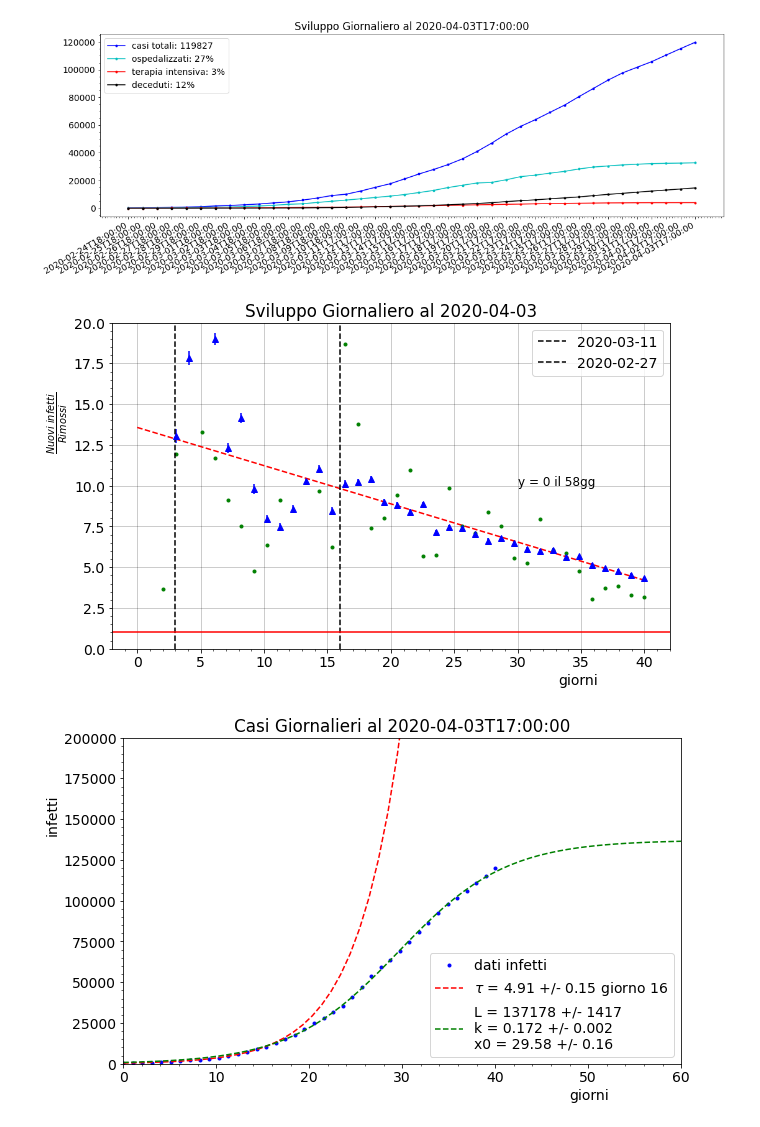
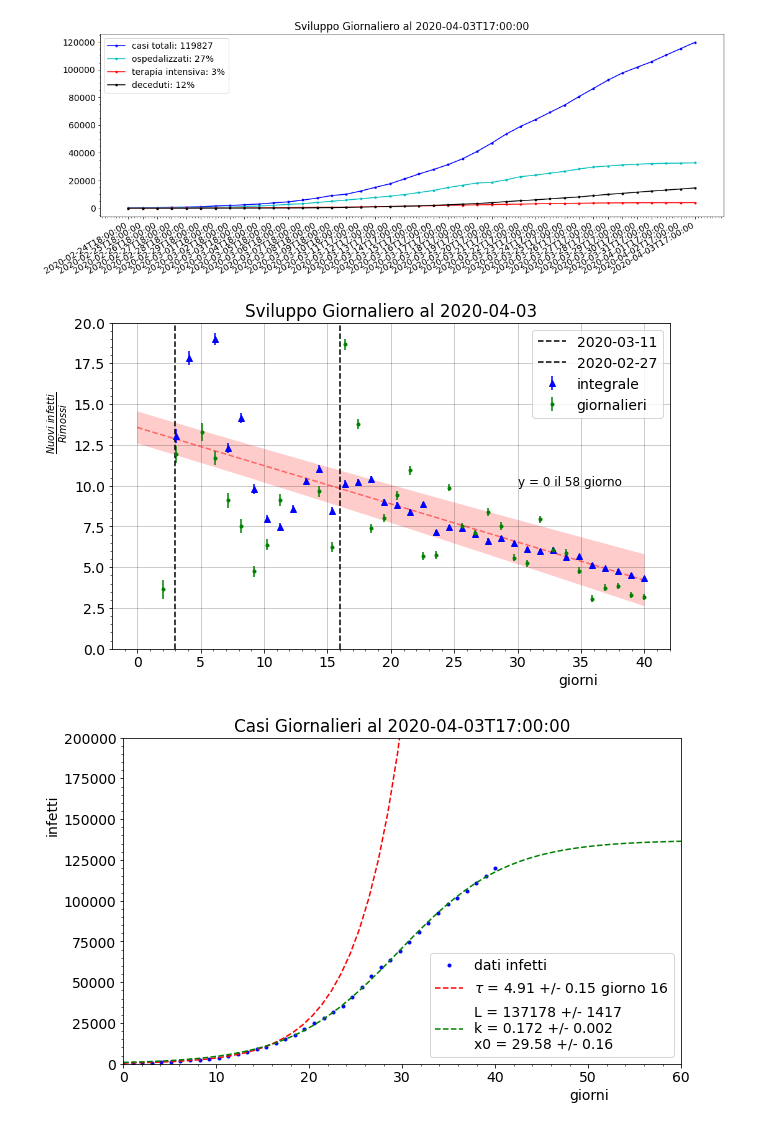
Before and after one commit to lorenzopaolucci/studenti, a Jupyter notebook: covid19.ipynb, the cells around one changed output. Drawn from its saved outputs; the diff is of its cells as text; code cells hidden in the pictures.

```diff
--- a/covid19.ipynb
+++ b/covid19.ipynb
@@ -79,39 +79,59 @@ def fitErr3(func, x, popt, pcov):
     func(x, popt[0] - sigma[0], popt[1] - sigma[1], popt[2] - sigma[2])
     ])
   return np.std(values, axis=0)
+
+def fitErr2(func, x, popt, pcov):
+  import numpy as np
+  sigma = np.sqrt([pcov[0,0], pcov[1,1]])
+  values = np.array([
+    func(x, popt[0] + sigma[0], popt[1] + sigma[1]),
+    func(x, popt[0] + sigma[0], popt[1] - sigma[1]),
+    func(x, popt[0] - sigma[0], popt[1] + sigma[1]),
+    func(x, popt[0] - sigma[0], popt[1] - sigma[1])
+    ])
+  return np.std(values, axis=0)
 # %%
 from scipy.optimize import curve_fit
 from sklearn.metrics import r2_score
 fig, ax = plt.subplots(figsize=(10,6))
 x = np.linspace(0, len(df['data']), len(df['data']))
 err = np.sqrt(np.sqrt(df['totale_positivi'])/df['totale_positivi'] +
               np.sqrt(df['dimessi_guariti'])/df['dimessi_guariti'])
 y = df['totale_positivi']/df['dimessi_guariti']
-ax.errorbar(x, y, yerr=err, fmt='b^')
+ax.errorbar(x, y, yerr=err, fmt='b^', label='integrale')
 ax.set_title('Sviluppo Giornaliero al '+str(np.array(df['data'])[-1])[0:10])
 day=16
 mq,mqc = curve_fit(Line,x[x>day], y[x>day], p0=[-1,30], sigma=err[x>day])
 mqe = np.sqrt(np.diag(mqc))
-plt.plot(x, Line(x, *mq), 'r--')
+y = Line(x, *mq)
+yp = y + 3*fitErr2(Line, x, mq, mqc)
+yl = y - 3*fitErr2(Line, x, mq, mqc)
+ax.plot(x, y, 'r--', alpha=0.5)
+ax.fill_between(x, yl, yp, facecolor='red', alpha=0.2)
 
 nuovi = df['nuovi_positivi']
 rimossi = np.gradient(df['dimessi_guariti'],x)
-ax.plot(x, nuovi/rimossi, 'g.')
+err = np.sqrt(np.sqrt(nuovi)/nuovi +
+              np.sqrt(rimossi)/rimossi)
+ax.errorbar(x, nuovi/rimossi, yerr=err, fmt='g.', label='giornalieri')
+
+
+
 ax.axvline(day, color='black', linestyle='--', label='{:s}'.format(df.iloc[day, 0][0:10]))
 day=3
 ax.axvline(day, color='black', linestyle='--', label='{:s}'.format(df.iloc[day, 0][0:10]))
 ax.set_xlabel('giorni', horizontalalignment = 'left', x=0.8)
 ax.set_ylabel(r'$\frac{Nuovi\ infetti}{Rimossi}$', horizontalalignment = 'left', y=0.6)
-ax.text(30, 10, 'y = 0 il {:.0f}gg'.format(-mq[1]/mq[0] ), fontsize=12)
-ax.axhline(1, color='red')
+ax.text(30, 10, 'y = 0 il {:.0f} giorno'.format(-mq[1]/mq[0] ), fontsize=12)
+# ax.axhline(1, color='red')
 ax.legend(loc=0)
 ax.set_ylim(0,20)
 #ax.set_yscale('log')
 plt.grid(color='k', linestyle='-', linewidth=1, alpha=0.2)
 plt.minorticks_on()
 plt.show()
 # %% [output]
-[figure, old version]
+[figure, new version]
 # %%
 
 x = np.linspace(0, len(df['data']), len(df['data']))
```
